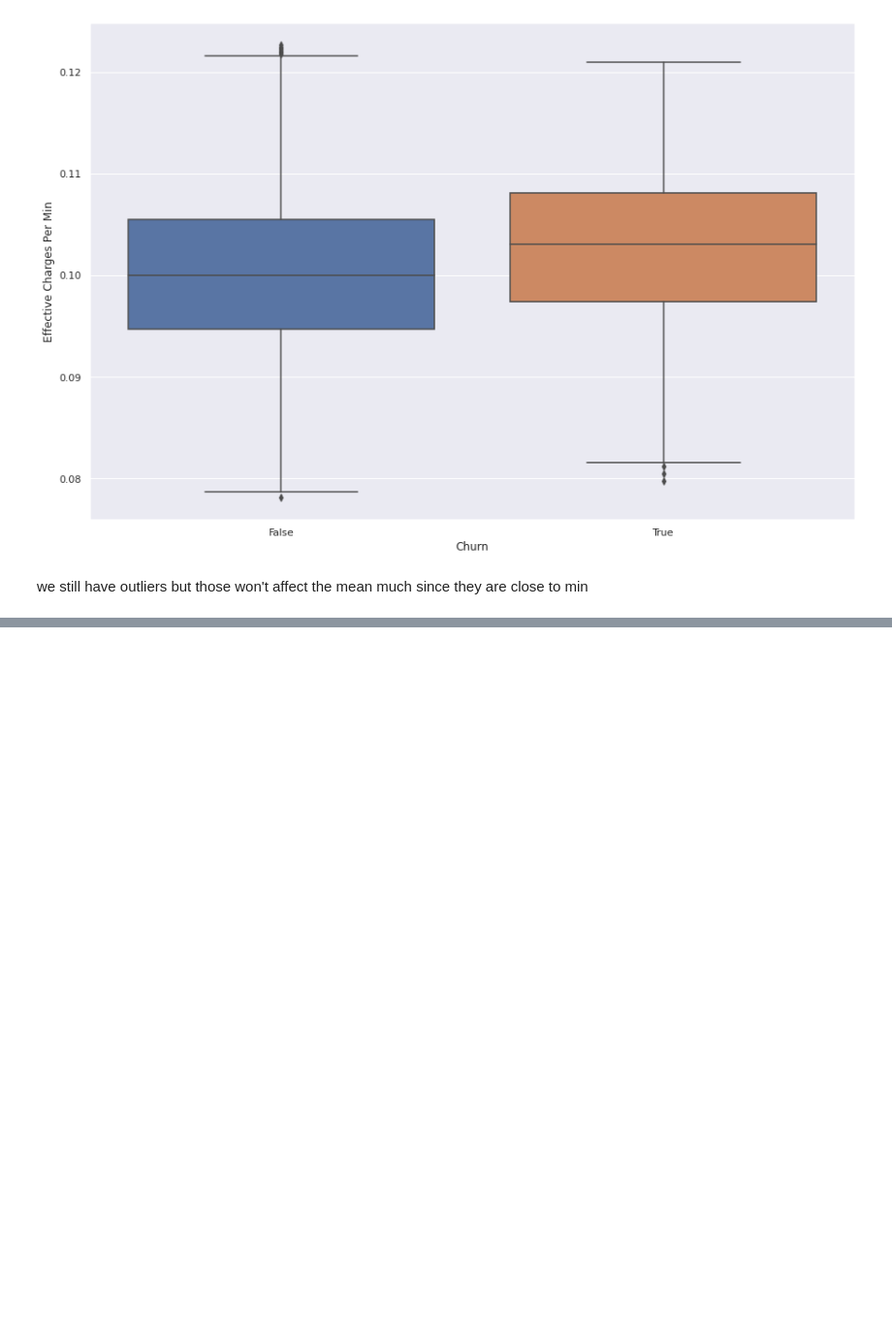
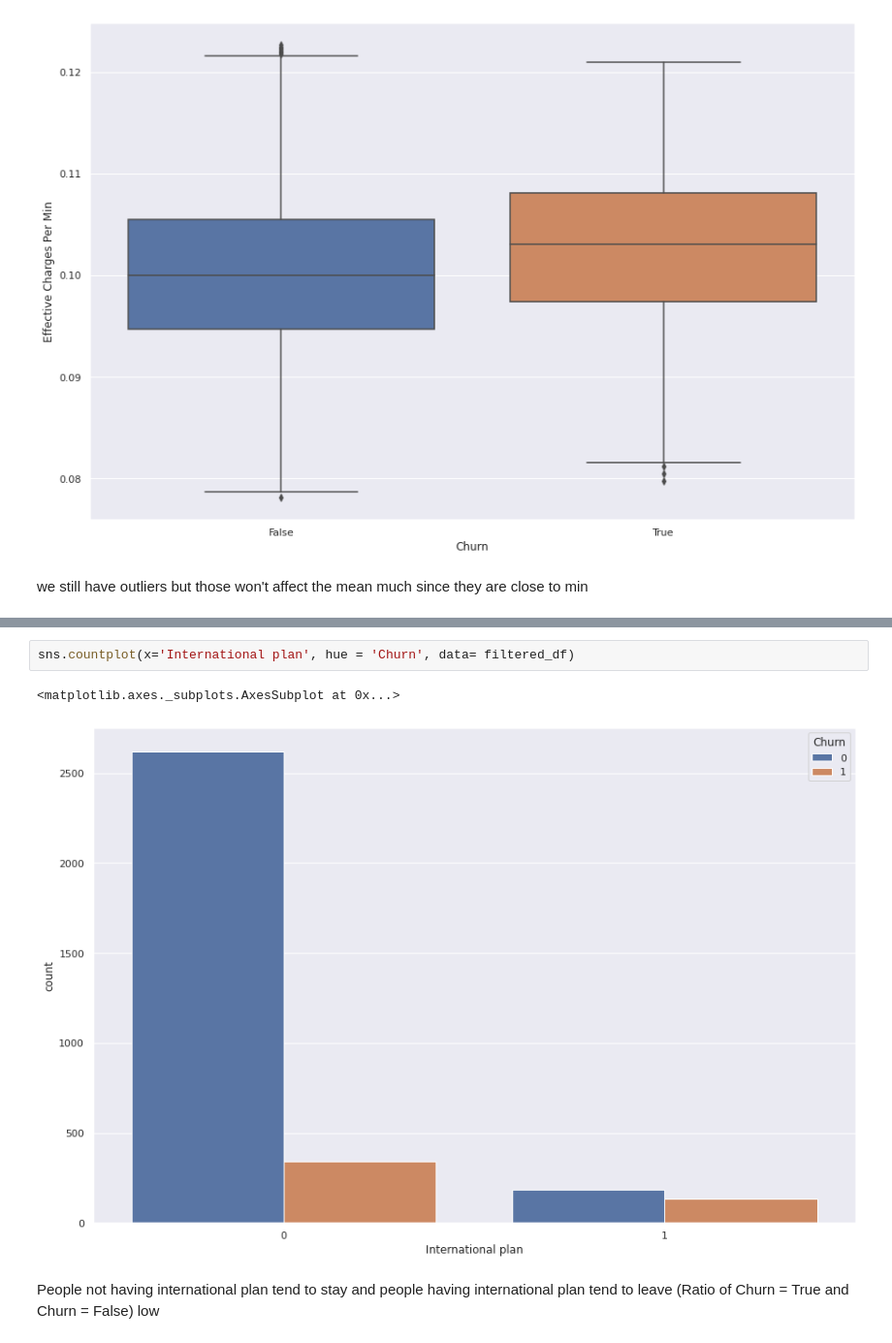
Before and after one commit to martydom/why-do-customer-churn, a Jupyter notebook: Devashish_Bose_Team_1_Capstone_Project.ipynb, the cells around one changed output, grey strips where cells are left out. Shown at 97% size. Cells and saved outputs as stored; diff of their text form; blank space fills up the shorter version.

```diff
--- a/Devashish_Bose_Team_1_Capstone_Project.ipynb
+++ b/Devashish_Bose_Team_1_Capstone_Project.ipynb
@@ -348,0 +422,7 @@ we still have outliers but those won't affect the mean much since they are close
+# %%
+sns.countplot(x='International plan', hue = 'Churn', data= filtered_df)
+# %% [output]
+<matplotlib.axes._subplots.AxesSubplot at 0x...>
+[figure, added]
+# %% [markdown]
+People not having international plan tend to stay and people having international plan tend to leave (Ratio of Churn  = True and Churn = False) low
```
Also changed, not shown: parts of 21 cells of this notebook.
